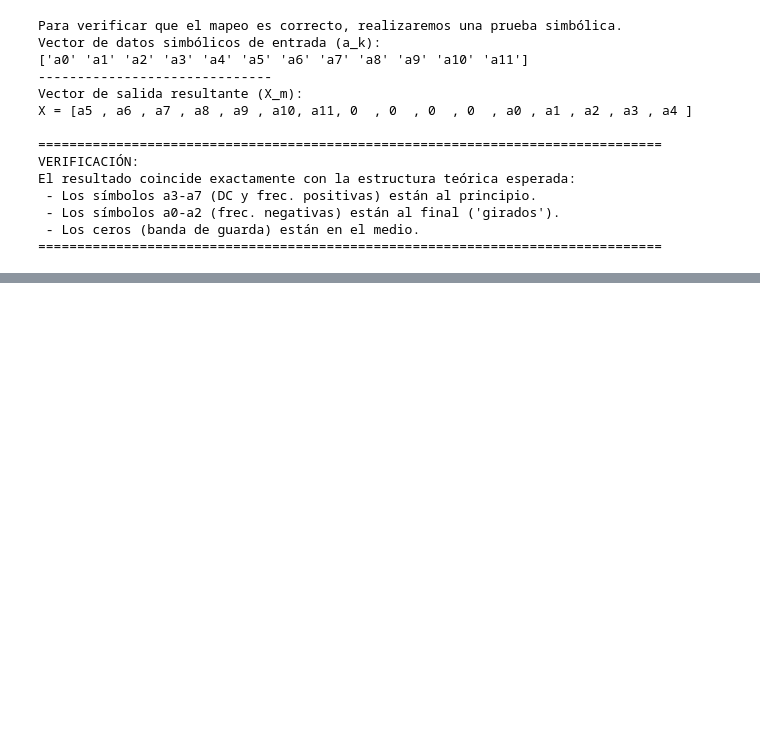
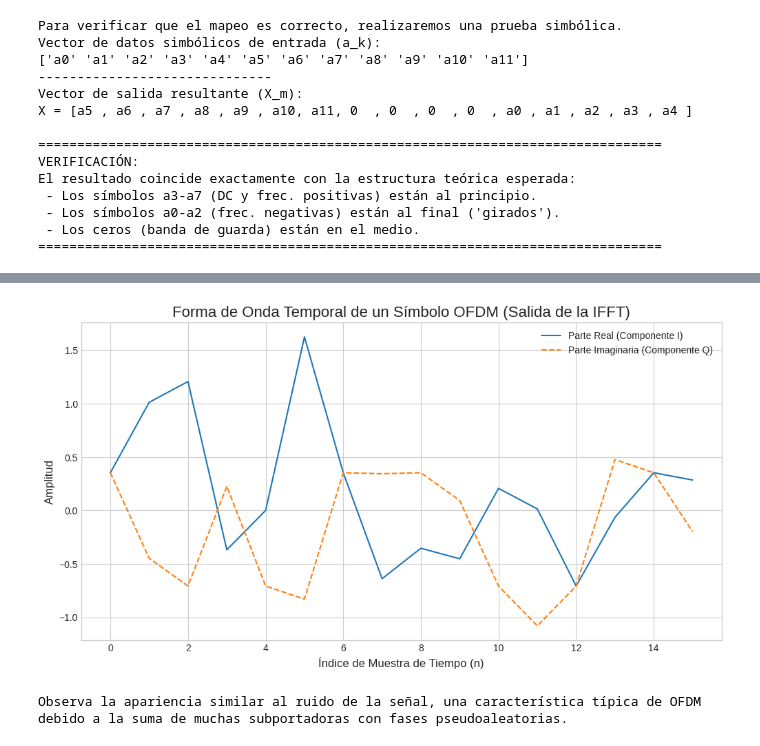
Before and after one commit to AguTrachta/comDigitales, a Jupyter notebook: notebooks/transmisor_receptor_ofdm.ipynb, the cells around one changed output, grey strips where cells are left out. Saved outputs shown, nothing was run; the diff lists cells and outputs as text; code cells hidden in the pictures; blank space fills up the shorter version.

```diff
--- a/notebooks/transmisor_receptor_ofdm.ipynb
+++ b/notebooks/transmisor_receptor_ofdm.ipynb
@@ -885 +894,25 @@ Inspeccionando el primer símbolo OFDM en el dominio del tiempo (primeras 5 mues
 Cada valor es un número complejo (I + jQ) que representa una muestra de la forma de onda.
+# %%
+# --- Celda de Gráfico para el Bloque 4 ---
+
+# Seleccionamos el primer símbolo OFDM de la matriz de tiempo para visualizarlo
+first_ofdm_symbol_time = x_time[0, :]
+
+# Creamos el eje de tiempo discreto (el índice de la muestra)
+time_axis = np.arange(p.N)
+
+# Creamos el gráfico
+plt.figure(figsize=(12, 6))
+
+plt.plot(time_axis, np.real(first_ofdm_symbol_time), label='Parte Real (Componente I)')
+plt.plot(time_axis, np.imag(first_ofdm_symbol_time), label='Parte Imaginaria (Componente Q)', linestyle='--')
+
+plt.title('Forma de Onda Temporal de un Símbolo OFDM (Salida de la IFFT)', fontsize=16)
+plt.xlabel('Índice de Muestra de Tiempo (n)', fontsize=12)
+plt.ylabel('Amplitud', fontsize=12)
+plt.legend()
+plt.grid(True)
+plt.show()
+# %% [output]
+[figure, added]
+Observa la apariencia similar al ruido de la señal, una característica típica de OFDM debido a la suma de muchas subportadoras con fases pseudoaleatorias.
```
Also changed, not shown: parts of 9 cells of this notebook.
